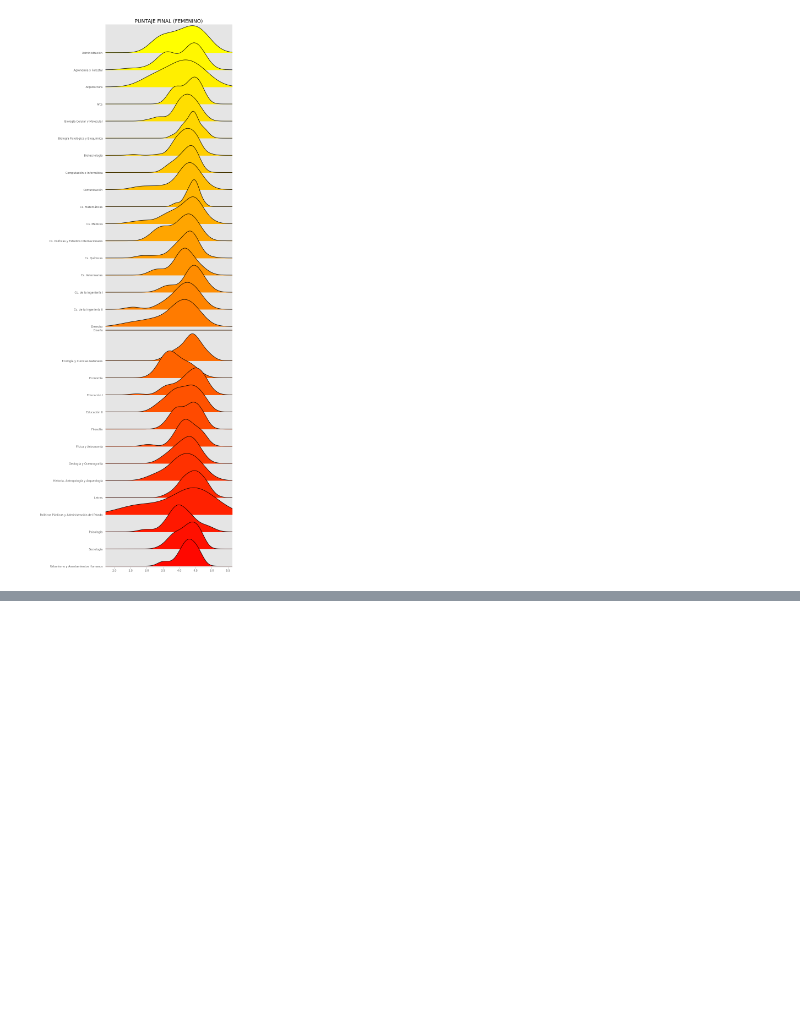
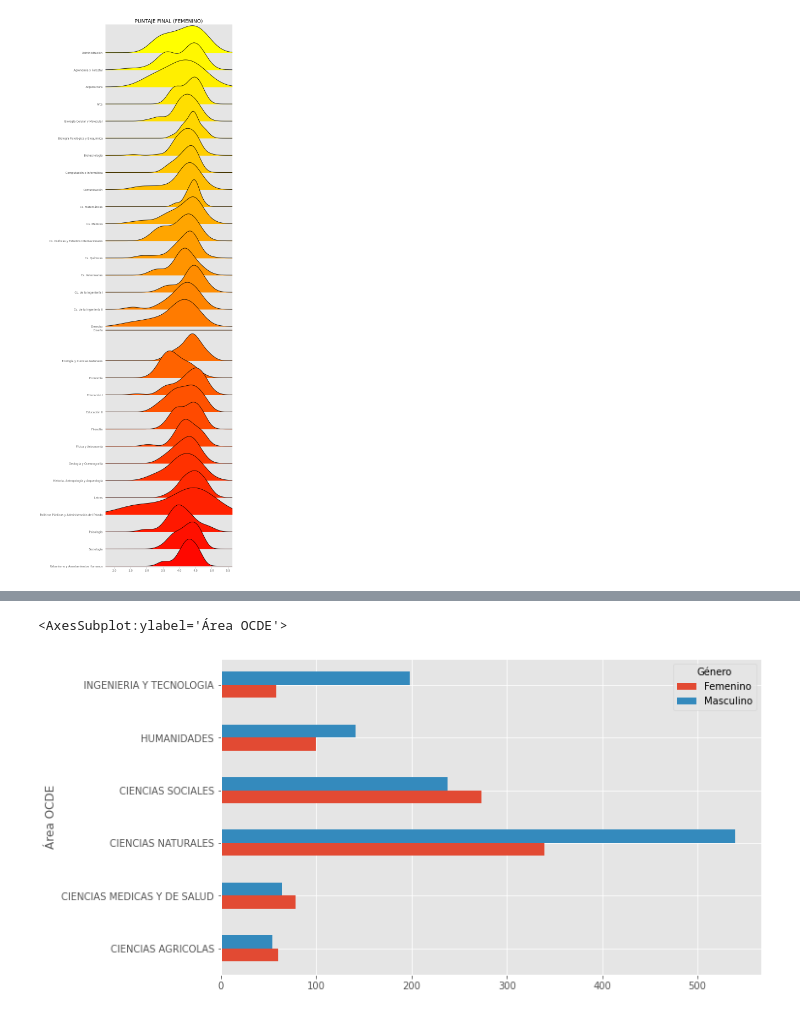
Before and after one commit to alvafox/Concursos-2023-Analisis-de-Adjudicacion-Paritaria-, a Jupyter notebook: Doctorado_Nacional_2023.ipynb, the cells around one changed output, grey strips where cells are left out. Saved outputs shown, nothing was run; the diff lists cells and outputs as text; code cells hidden in the pictures; blank space fills up the shorter version.

```diff
--- a/Doctorado_Nacional_2023.ipynb
+++ b/Doctorado_Nacional_2023.ipynb
@@ -577,0 +608,5 @@ plt.show()
+# %%
+df2.groupby(['Área OCDE','Género'])['FOLIO'].count().unstack(1).plot(kind='barh',figsize=(10,6), ylabel='Cuenta')
+# %% [output]
+<AxesSubplot:ylabel='Área OCDE'>
+[figure, added]
```
Also changed, not shown: parts of 19 cells of this notebook.
